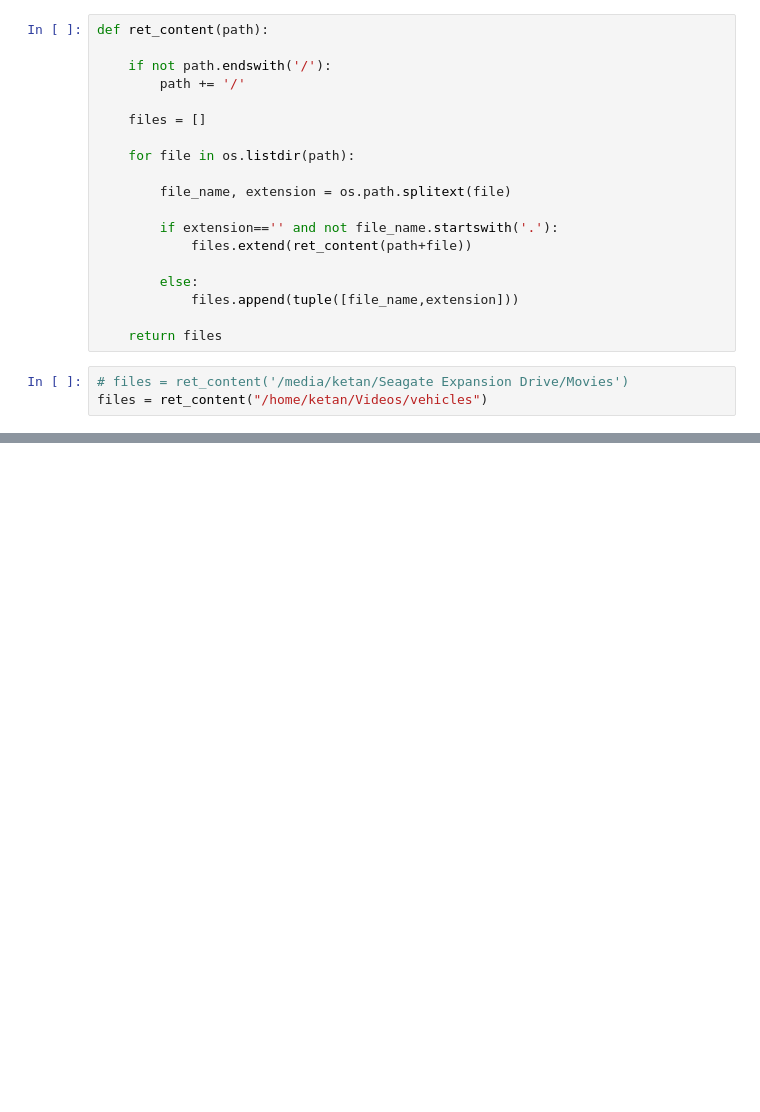
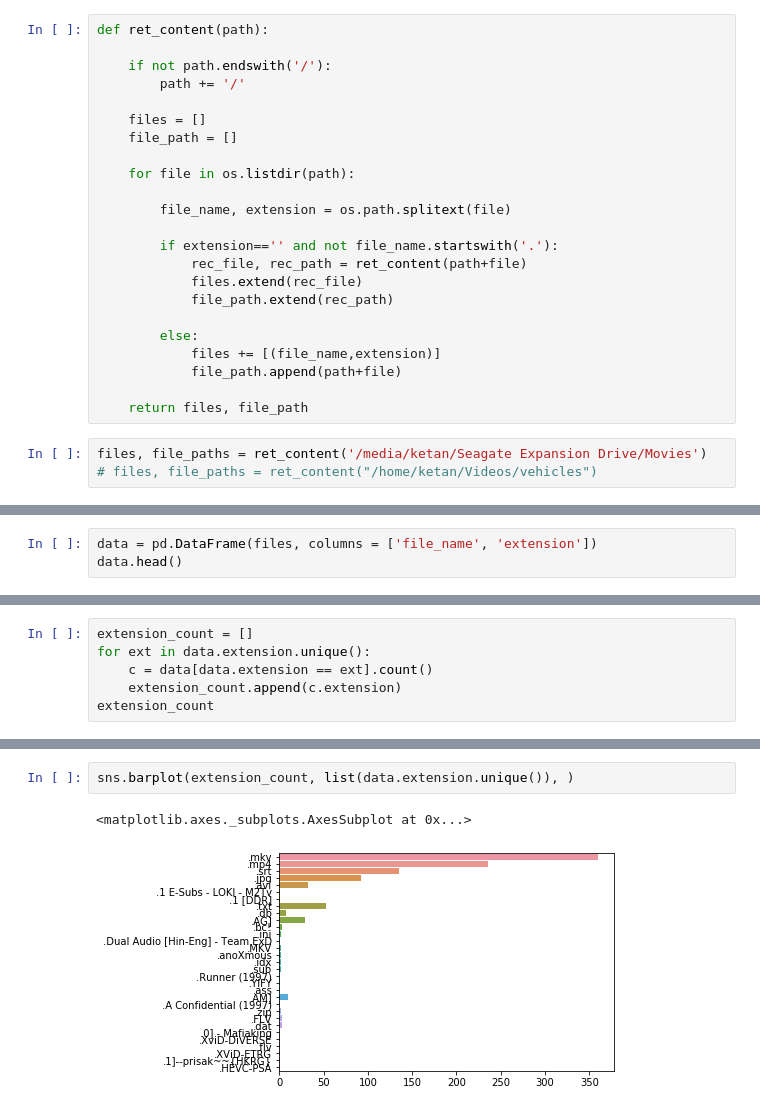
Before and after one commit to ketan9808/File_visualizer, a Jupyter notebook: Movie_Manager.ipynb, the cells around one changed output, grey strips where cells are left out. Cells and saved outputs as stored; diff of their text form; blank space fills up the shorter version.

Commit message:
adding barplot for different file counts

```diff
--- a/Movie_Manager.ipynb
+++ b/Movie_Manager.ipynb
@@ -20,21 +16,25 @@ def ret_content(path):
         path += '/'
 
     files = []
+    file_path = []
 
     for file in os.listdir(path):
 
         file_name, extension = os.path.splitext(file)
 
         if extension=='' and not file_name.startswith('.'):
-            files.extend(ret_content(path+file))
+            rec_file, rec_path = ret_content(path+file)
+            files.extend(rec_file)
+            file_path.extend(rec_path)
 
         else:
-            files.append(tuple([file_name,extension]))
+            files += [(file_name,extension)]
+            file_path.append(path+file)
 
-    return files
+    return files, file_path
 # %%
-# files = ret_content('/media/ketan/Seagate Expansion Drive/Movies')
-files = ret_content("/home/ketan/Videos/vehicles")
+files, file_paths = ret_content('/media/ketan/Seagate Expansion Drive/Movies')
+# files, file_paths = ret_content("/home/ketan/Videos/vehicles")
 # %%
 for file in files:
     print(file)
@@ -44,0 +82,3 @@ for file in files:
+# %%
+data = pd.DataFrame(files, columns = ['file_name', 'extension'])
+data.head()
@@ -44,0 +113,6 @@ for file in files:
+# %%
+extension_count = []
+for ext in data.extension.unique():
+    c = data[data.extension == ext].count()
+    extension_count.append(c.extension)
+extension_count
@@ -44,0 +137,5 @@ for file in files:
+# %%
+sns.barplot(extension_count, list(data.extension.unique()), )
+# %% [output]
+<matplotlib.axes._subplots.AxesSubplot at 0x...>
+[figure, added]
```
Also changed, not shown: parts of 10 cells of this notebook, 1 other file.
